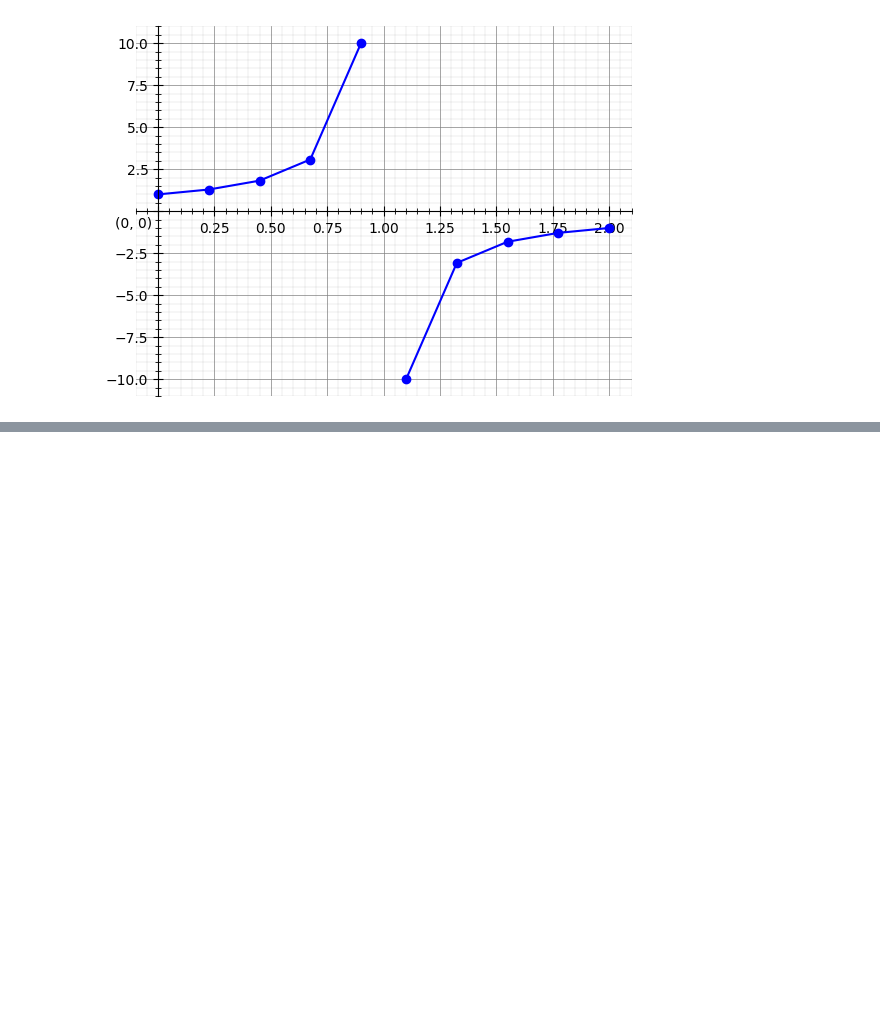
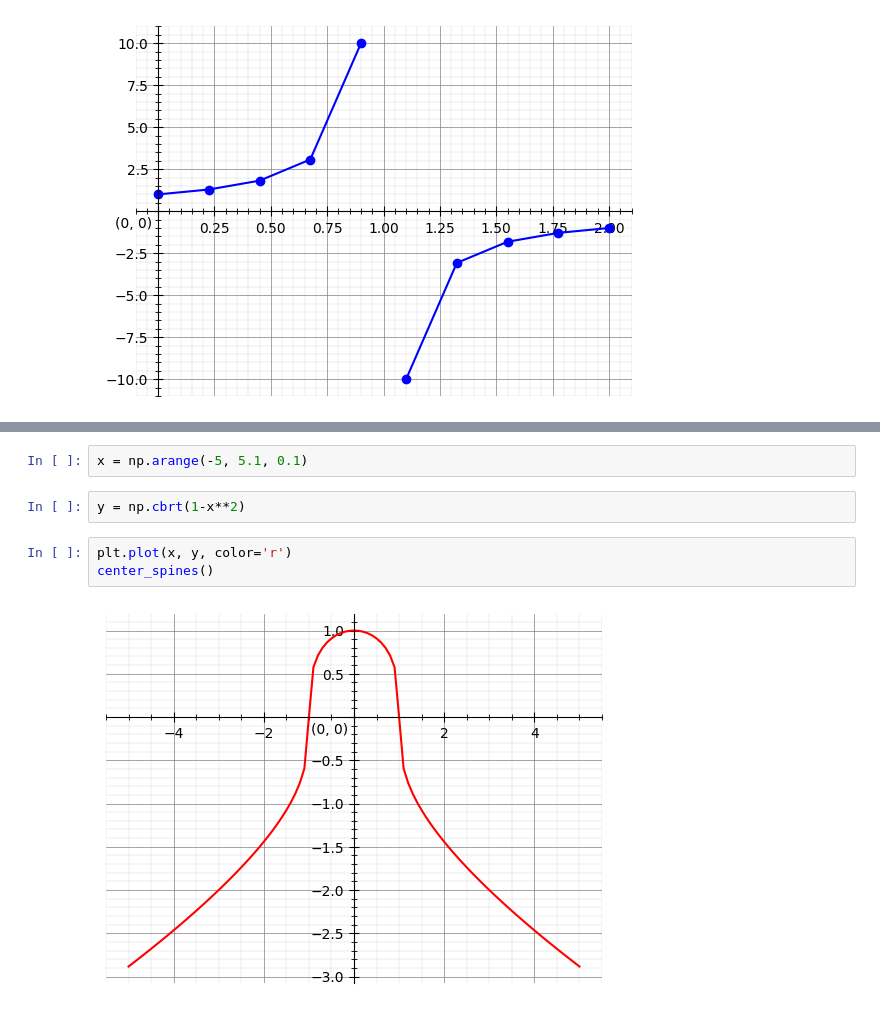
Before and after one commit to deniskolokol/py-graph, a Jupyter notebook: plotting_examples.ipynb, the cells around one changed output, grey strips where cells are left out. Saved outputs shown, nothing was run; the diff lists cells and outputs as text; blank space fills up the shorter version.

```diff
--- a/plotting_examples.ipynb
+++ b/plotting_examples.ipynb
@@ -35,0 +77,9 @@ center_spines()
+# %%
+x = np.arange(-5, 5.1, 0.1)
+# %%
+y = np.cbrt(1-x**2)
+# %%
+plt.plot(x, y, color='r')
+center_spines()
+# %% [output]
+[figure, added]
```
Also changed, not shown: parts of 37 cells of this notebook, 1 other file.
